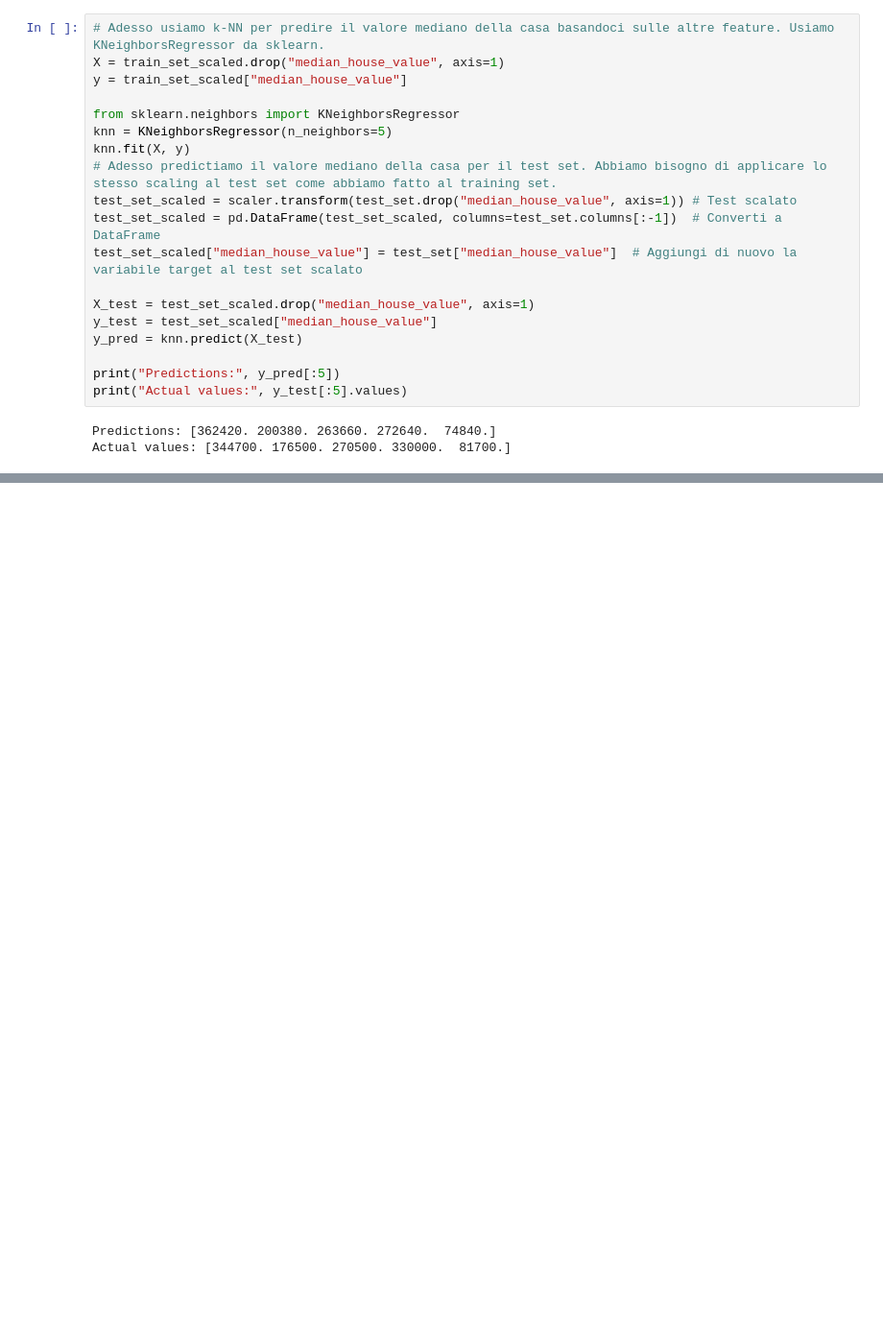
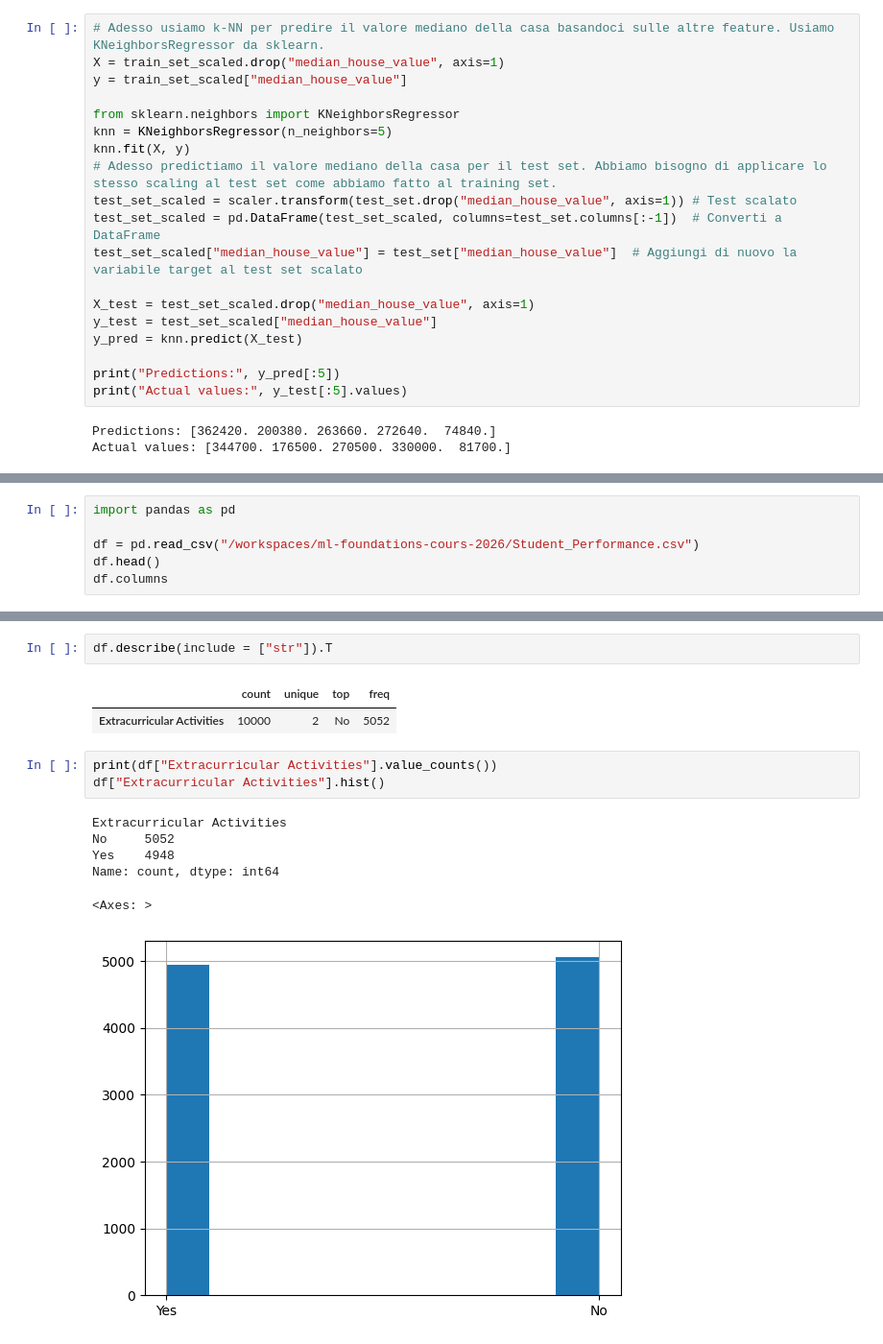
Before and after one commit to fenix-hub/ml-foundations-cours-2026, a Jupyter notebook: 01-kNN.ipynb, the cells around one changed output, grey strips where cells are left out. Shown at 96% size. Cells and saved outputs as stored; diff of their text form; blank space fills up the shorter version.

```diff
--- a/01-kNN.ipynb
+++ b/01-kNN.ipynb
@@ -231,0 +218,6 @@ Mean Absolute Error with k=10: 41799.176666666666
+# %%
+import pandas as pd
+
+df = pd.read_csv("/workspaces/ml-foundations-cours-2026/Student_Performance.csv")
+df.head()
+df.columns
@@ -231,0 +253,15 @@ Mean Absolute Error with k=10: 41799.176666666666
+# %%
+df.describe(include = ["str"]).T
+# %% [output]
+|  | count | unique | top | freq |
+| Extracurricular Activities | 10000 | 2 | No | 5052 |
+# %%
+print(df["Extracurricular Activities"].value_counts())
+df["Extracurricular Activities"].hist()
+# %% [output]
+Extracurricular Activities
+No     5052
+Yes    4948
+Name: count, dtype: int64
+<Axes: >
+[figure, added]
```
Also changed, not shown: parts of 24 cells of this notebook, 7 other files.
